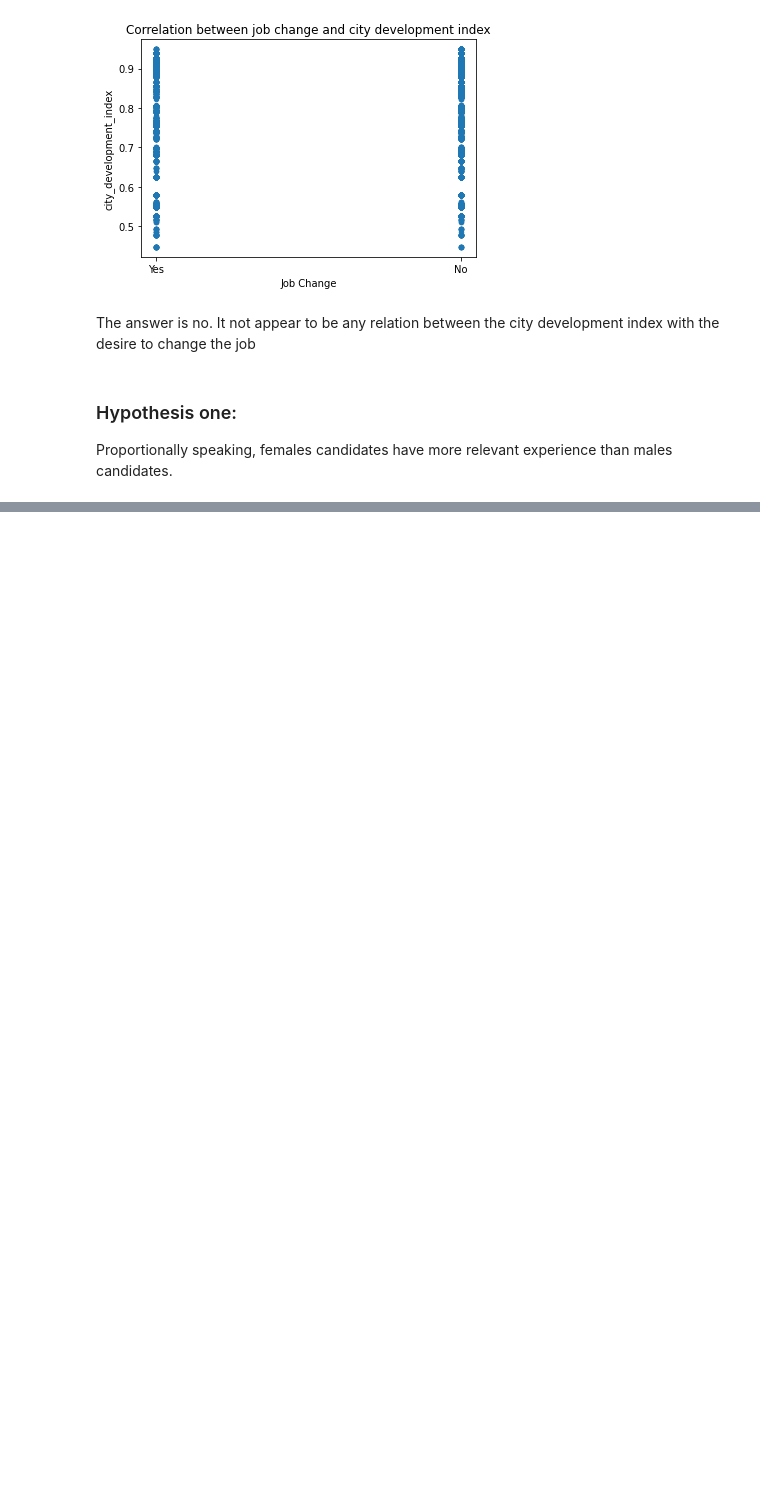
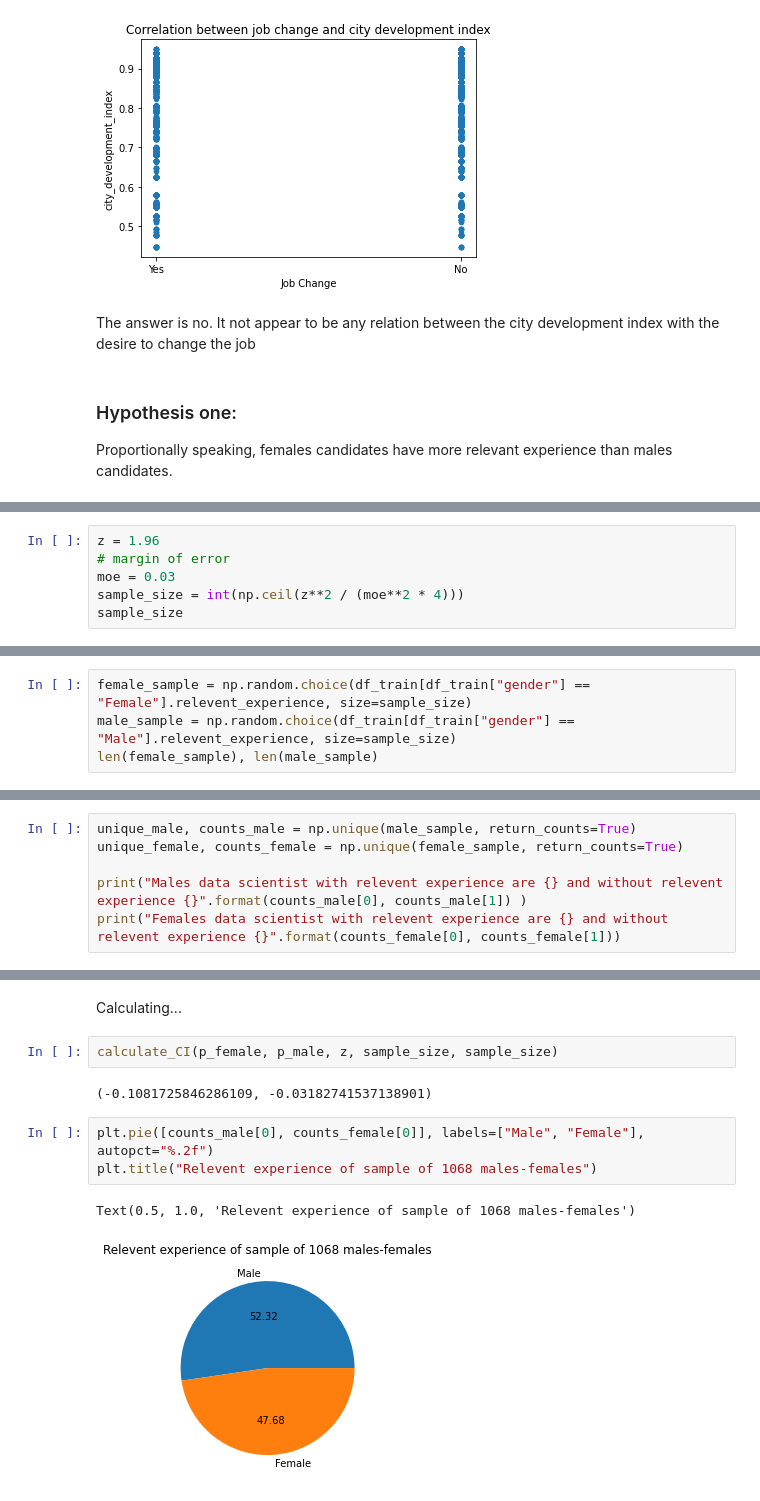
Before and after one commit to ftarantuviez/HR-Analytics-Job-Change-of-Data-Scientists, a Jupyter notebook: HR Analytics - Job Change of Data Scientists.ipynb, the cells around one changed output, grey strips where cells are left out. Cells and saved outputs as stored; diff of their text form; blank space fills up the shorter version.

```diff
--- a/HR Analytics - Job Change of Data Scientists.ipynb
+++ b/HR Analytics - Job Change of Data Scientists.ipynb
@@ -469,0 +445,6 @@ df_train
+# %%
+z = 1.96
+# margin of error
+moe = 0.03
+sample_size = int(np.ceil(z**2 / (moe**2 * 4)))
+sample_size
@@ -469,0 +457,4 @@ df_train
+# %%
+female_sample = np.random.choice(df_train[df_train["gender"] == "Female"].relevent_experience, size=sample_size)
+male_sample = np.random.choice(df_train[df_train["gender"] == "Male"].relevent_experience, size=sample_size)
+len(female_sample), len(male_sample)
@@ -469,0 +465,6 @@ df_train
+# %%
+unique_male, counts_male = np.unique(male_sample, return_counts=True)
+unique_female, counts_female = np.unique(female_sample, return_counts=True)
+
+print("Males data scientist with relevent experience are {} and without relevent experience {}".format(counts_male[0], counts_male[1]) )
+print("Females data scientist with relevent experience are {} and without relevent experience {}".format(counts_female[0], counts_female[1]))
@@ -469,0 +497,12 @@ df_train
+# %% [markdown]
+Calculating...
+# %%
+calculate_CI(p_female, p_male, z, sample_size, sample_size)
+# %% [output]
+(-0.1081725846286109, -0.03182741537138901)
+# %%
+plt.pie([counts_male[0], counts_female[0]], labels=["Male", "Female"], autopct="%.2f")
+plt.title("Relevent experience of sample of 1068 males-females")
+# %% [output]
+Text(0.5, 1.0, 'Relevent experience of sample of 1068 males-females')
+[figure, added]
```
Also changed, not shown: parts of 27 cells of this notebook, 1 other file.
